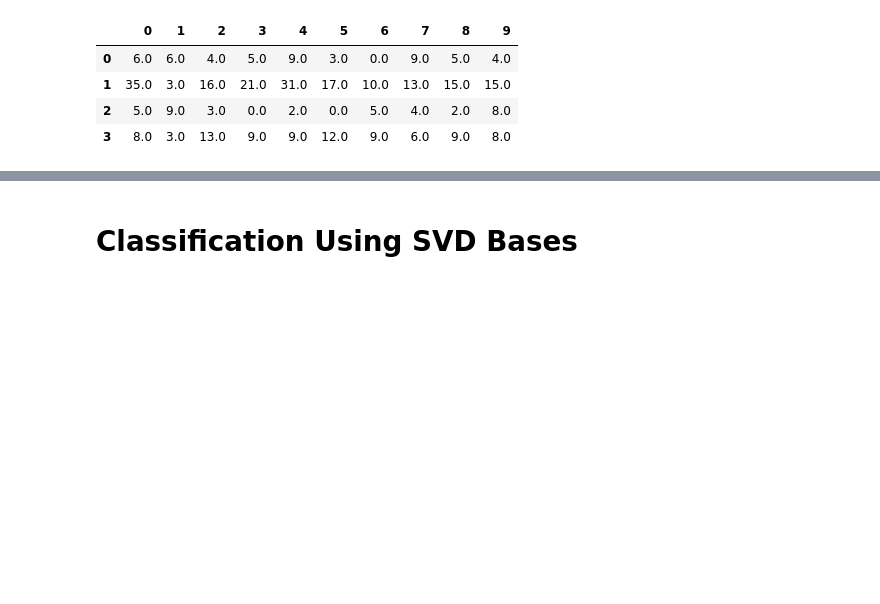
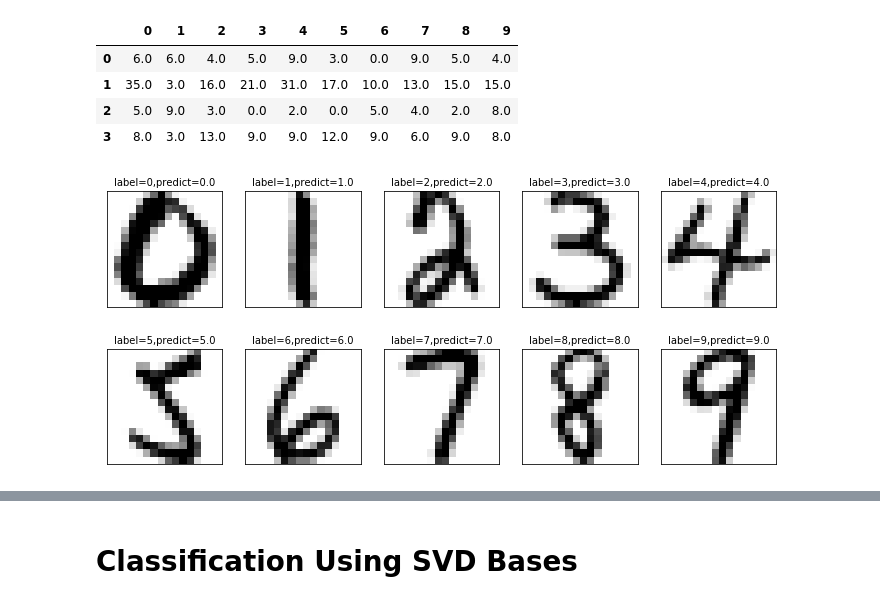
Before and after one commit to Chris99252/NCUC-DataAnalysis, a Jupyter notebook: HW2-HandWritter.ipynb, the cells around one changed output, grey strips where cells are left out. Drawn from its saved outputs; the diff is of its cells as text; code cells hidden in the pictures; blank space fills up the shorter version.

```diff
--- a/HW2-HandWritter.ipynb
+++ b/HW2-HandWritter.ipynb
@@ -157,17 +157,24 @@ def simpleAlgorithm(x_Test_data, x_Train_mean):
     isError = 0
     normList = np.zeros((1, 10))
     result = np.zeros((total, 1))
+    result_residual = np.zeros(total)
 
     for i in range(0, total):
 
         for j in range(0,10):
-            normList[0][j] = norm2(x_Test_data.iloc[i, np.arange(0, 256)].as_matrix().reshape([16, 16]), x_Train_mean.iloc[j, np.arange(0, 256)].as_matrix().reshape([16, 16]))
+            residual_list = np.ones((10))
+
+            normValue = norm2(x_Test_data.iloc[i, np.arange(0, 256)].as_matrix().reshape([16, 16]), x_Train_mean.iloc[j, np.arange(0, 256)].as_matrix().reshape([16, 16]))
+            normList[0][j] = normValue
 
         prediction = np.where(normList == np.amin(normList))
 
         result[i][0] = int(prediction[1])
 
-    x_Test_Prediction = pd.concat([x_Test_data, pd.DataFrame(result, columns=['prediction'])], axis=1)
+        result_residual[i] = np.amin(normList)
+
+    tempPd = pd.concat([x_Test_data, pd.DataFrame(result, columns=['prediction'])], axis=1)
+    x_Test_Prediction = pd.concat([tempPd, pd.DataFrame(result_residual, columns=['residual'])], axis=1)
 
     x_Test_result = x_Test_Prediction[x_Test_Prediction['digital'] == x_Test_Prediction['prediction']].shape[0]/x_Test_Prediction.shape[0]
 
@@ -223,3 +230,18 @@ pd.DataFrame(errorPrediction, columns=np.arange(0, 10))
 | 1 | 35.0 | 3.0 | 16.0 | 21.0 | 31.0 | 17.0 | 10.0 | 13.0 | 15.0 | 15.0 |
 | 2 | 5.0 | 9.0 | 3.0 | 0.0 | 2.0 | 0.0 | 5.0 | 4.0 | 2.0 | 8.0 |
 | 3 | 8.0 | 3.0 | 13.0 | 9.0 | 9.0 | 12.0 | 9.0 | 6.0 | 9.0 | 8.0 |
+# %%
+minList = x_Test_Prediction[x_Test_Prediction['digital'] == x_Test_Prediction['prediction']].groupby('digital').agg({'residual': ['min']})
+
+
+niceIndex = np.zeros(10)
+
+for i in range(0,10):
+    digitalList = x_Test_Prediction[x_Test_Prediction['digital'] == i]
+    niceIndex[i] = int(digitalList[digitalList['residual'] == minList['residual']['min'][i]].index.values[0])
+
+niceList = x_Test_Prediction.iloc[x_Test_Prediction.index.get_indexer(niceIndex)]
+
+plot_images_labels_prediction(niceList.iloc[:,np.arange(0, 256)], niceList.iloc[:,[256]], niceList.iloc[:,[257]],0,10)
+# %% [output]
+[figure, added]
```
Also changed, not shown: parts of 6 cells of this notebook.
